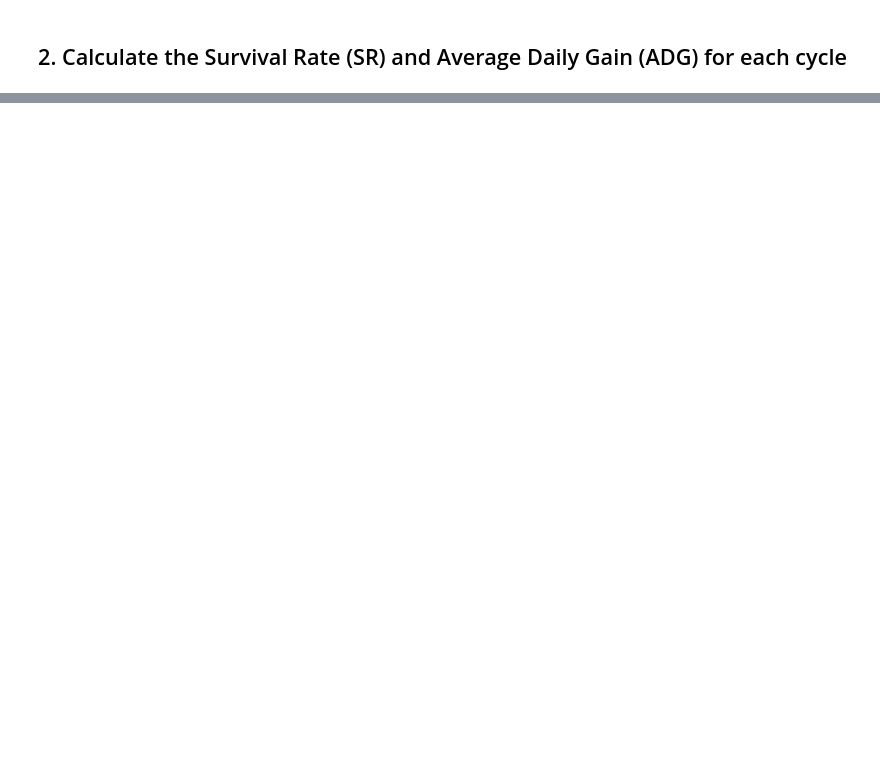
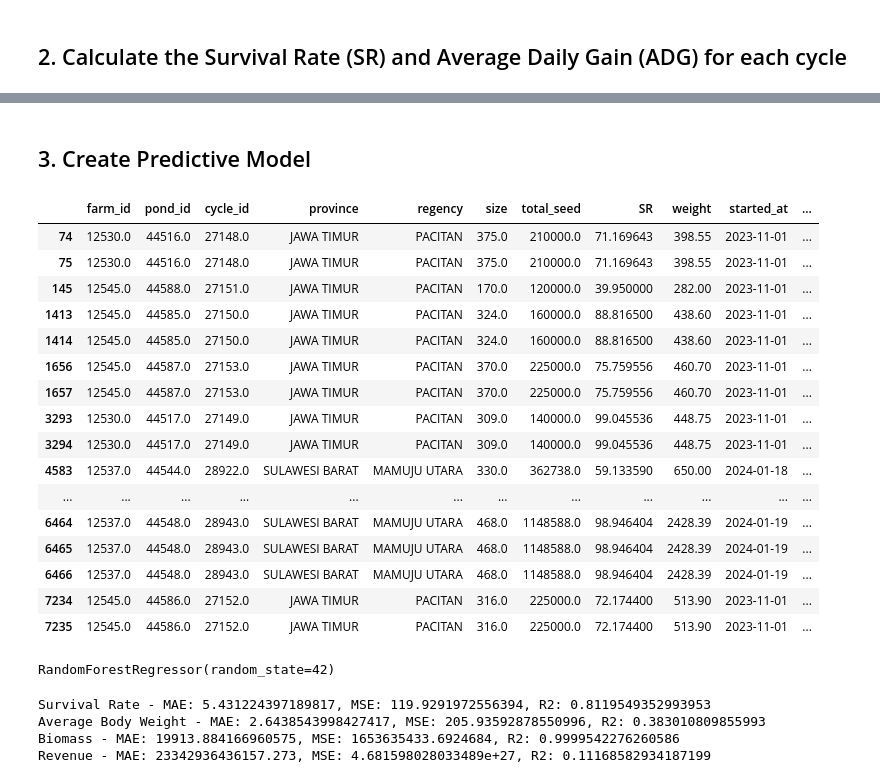
Before and after one commit to Candratama/Jala-Data-Scientist, a Jupyter notebook: Test Case.ipynb, the cells around one changed output, grey strips where cells are left out. Saved outputs shown, nothing was run; the diff lists cells and outputs as text; code cells hidden in the pictures; blank space fills up the shorter version.

```diff
--- a/Test Case.ipynb
+++ b/Test Case.ipynb
@@ -236,0 +225,25 @@ Average Daily Gain (ADG)
+# %% [markdown]
+## 3. Create Predictive Model
+# %%
+# Load the data from harvests.csv and merge with df_merged_farms
+df_sell_price = df_harvests[['cycle_id', 'status', 'selling_price']]
+df = pd.merge(df_merged_farms, df_sell_price, left_on='cycle_id', right_on='cycle_id', how='right')
+df.dropna()
+# %% [output]
+|  | farm_id | pond_id | cycle_id | province | regency | size | total_seed | SR | weight | started_at | ... |
+| 74 | 12530.0 | 44516.0 | 27148.0 | JAWA TIMUR | PACITAN | 375.0 | 210000.0 | 71.169643 | 398.55 | 2023-11-01 | ... |
+| 75 | 12530.0 | 44516.0 | 27148.0 | JAWA TIMUR | PACITAN | 375.0 | 210000.0 | 71.169643 | 398.55 | 2023-11-01 | ... |
+| 145 | 12545.0 | 44588.0 | 27151.0 | JAWA TIMUR | PACITAN | 170.0 | 120000.0 | 39.950000 | 282.00 | 2023-11-01 | ... |
+| 1413 | 12545.0 | 44585.0 | 27150.0 | JAWA TIMUR | PACITAN | 324.0 | 160000.0 | 88.816500 | 438.60 | 2023-11-01 | ... |
+| 1414 | 12545.0 | 44585.0 | 27150.0 | JAWA TIMUR | PACITAN | 324.0 | 160000.0 | 88.816500 | 438.60 | 2023-11-01 | ... |
+| 1656 | 12545.0 | 44587.0 | 27153.0 | JAWA TIMUR | PACITAN | 370.0 | 225000.0 | 75.759556 | 460.70 | 2023-11-01 | ... |
+| 1657 | 12545.0 | 44587.0 | 27153.0 | JAWA TIMUR | PACITAN | 370.0 | 225000.0 | 75.759556 | 460.70 | 2023-11-01 | ... |
+| 3293 | 12530.0 | 44517.0 | 27149.0 | JAWA TIMUR | PACITAN | 309.0 | 140000.0 | 99.045536 | 448.75 | 2023-11-01 | ... |
+| 3294 | 12530.0 | 44517.0 | 27149.0 | JAWA TIMUR | PACITAN | 309.0 | 140000.0 | 99.045536 | 448.75 | 2023-11-01 | ... |
+| 4583 | 12537.0 | 44544.0 | 28922.0 | SULAWESI BARAT | MAMUJU UTARA | 330.0 | 362738.0 | 59.133590 | 650.00 | 2024-01-18 | ... |
+| ... | ... | ... | ... | ... | ... | ... | ... | ... | ... | ... | ... |
+| 6464 | 12537.0 | 44548.0 | 28943.0 | SULAWESI BARAT | MAMUJU UTARA | 468.0 | 1148588.0 | 98.946404 | 2428.39 | 2024-01-19 | ... |
+| 6465 | 12537.0 | 44548.0 | 28943.0 | SULAWESI BARAT | MAMUJU UTARA | 468.0 | 1148588.0 | 98.946404 | 2428.39 | 2024-01-19 | ... |
+| 6466 | 12537.0 | 44548.0 | 28943.0 | SULAWESI BARAT | MAMUJU UTARA | 468.0 | 1148588.0 | 98.946404 | 2428.39 | 2024-01-19 | ... |
+| 7234 | 12545.0 | 44586.0 | 27152.0 | JAWA TIMUR | PACITAN | 316.0 | 225000.0 | 72.174400 | 513.90 | 2023-11-01 | ... |
+| 7235 | 12545.0 | 44586.0 | 27152.0 | JAWA TIMUR | PACITAN | 316.0 | 225000.0 | 72.174400 | 513.90 | 2023-11-01 | ... |
@@ -236,0 +294,8 @@ Average Daily Gain (ADG)
+# %%
+# Train models
+model_sr.fit(X_train, y_sr_train)
+model_abw.fit(X_train, y_abw_train)
+model_biomass.fit(X_train, y_biomass_train)
+model_revenue.fit(X_train, y_revenue_train)
+# %% [output]
+RandomForestRegressor(random_state=42)
@@ -236,0 +320,11 @@ Average Daily Gain (ADG)
+# %%
+# Print evaluation results
+print(f"Survival Rate - MAE: {mae_sr}, MSE: {mse_sr}, R2: {r2_sr}")
+print(f"Average Body Weight - MAE: {mae_abw}, MSE: {mse_abw}, R2: {r2_abw}")
+print(f"Biomass - MAE: {mae_biomass}, MSE: {mse_biomass}, R2: {r2_biomass}")
+print(f"Revenue - MAE: {mae_revenue}, MSE: {mse_revenue}, R2: {r2_revenue}")
+# %% [output]
+Survival Rate - MAE: 5.431224397189817, MSE: 119.9291972556394, R2: 0.8119549352993953
+Average Body Weight - MAE: 2.6438543998427417, MSE: 205.93592878550996, R2: 0.383010809855993
+Biomass - MAE: 19913.884166960575, MSE: 1653635433.6924684, R2: 0.9999542276260586
+Revenue - MAE: 23342936436157.273, MSE: 4.681598028033489e+27, R2: 0.11168582934187199
```
Also changed, not shown: parts of 36 cells of this notebook, 19 other files.
